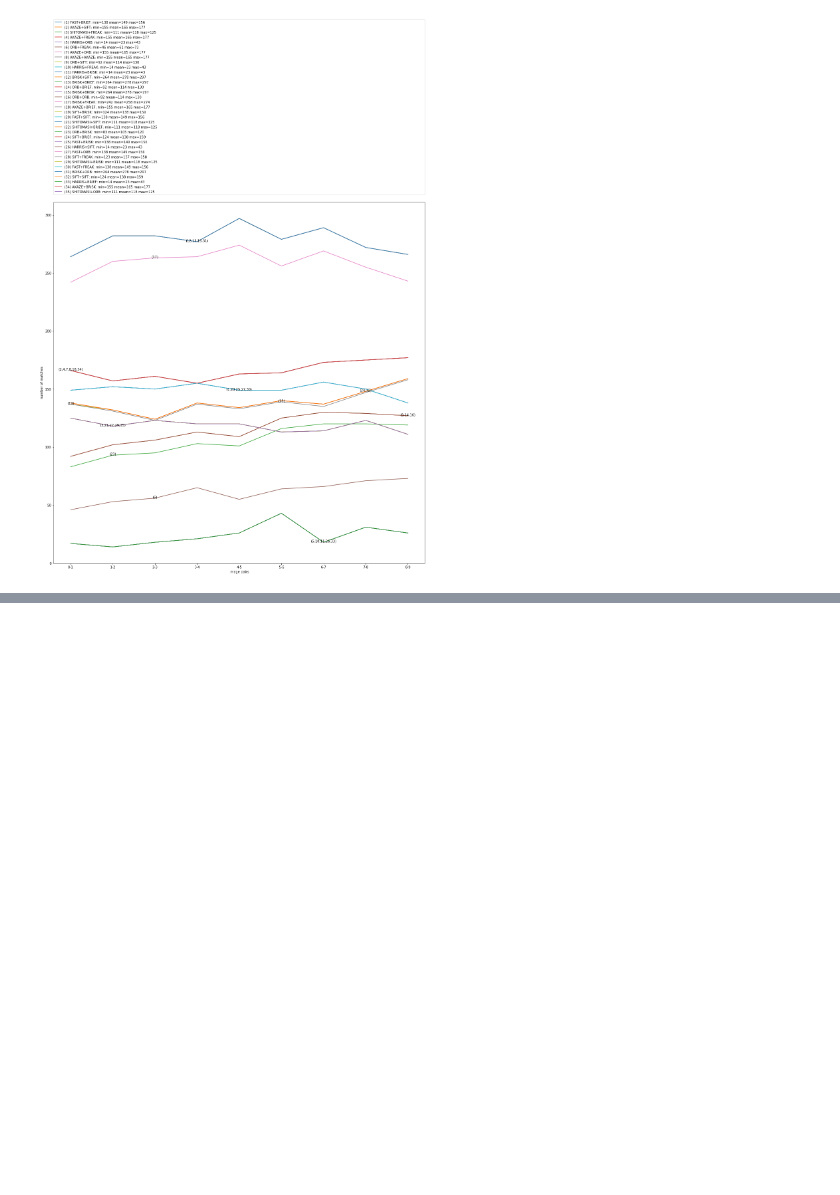
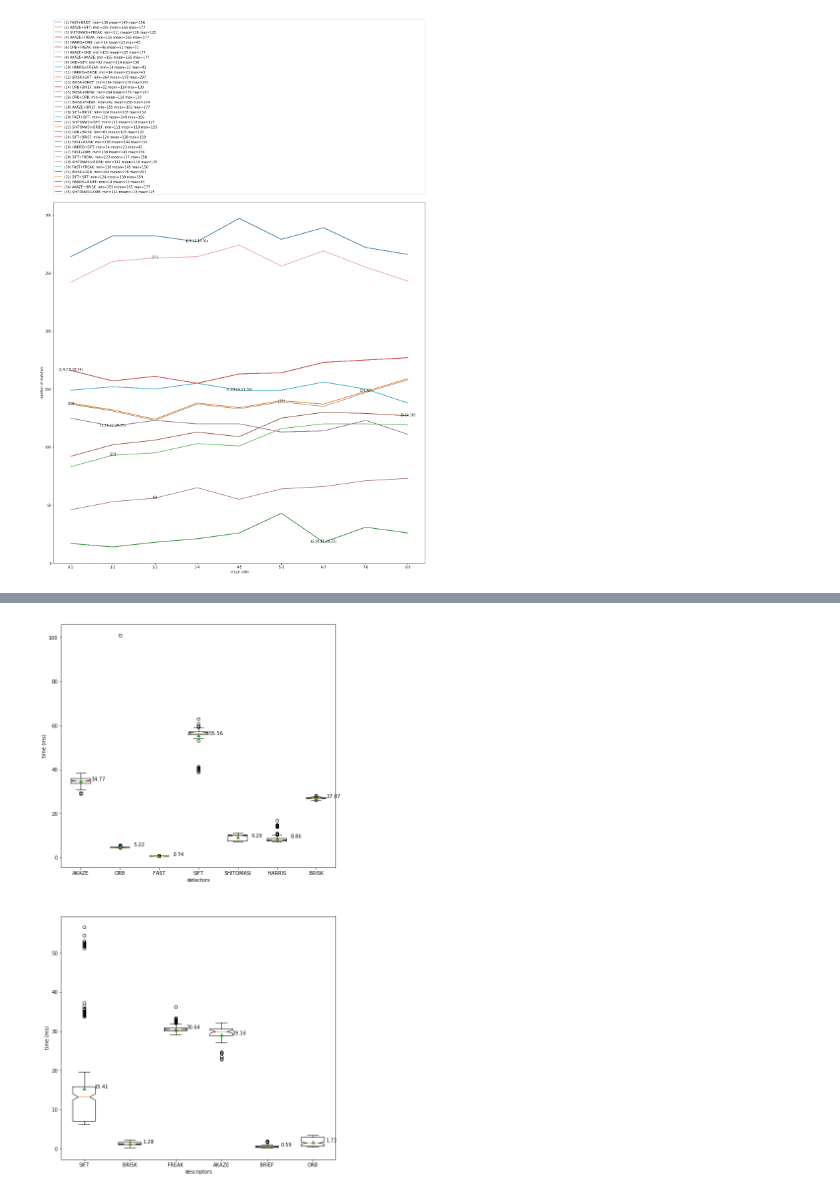
Before and after one commit to ser94mor/2d-feature-tracking, a Jupyter notebook: Statistics_Visualizations.ipynb, the cells around one changed output, grey strips where cells are left out. Saved outputs shown, nothing was run; the diff lists cells and outputs as text; code cells hidden in the pictures; blank space fills up the shorter version.

Commit message:
feat: Detector / Descriptor timings comparison + final analysis (#20)
Final analysis has identified FAST + BRIEF as a winner combination for collision avoidance system.

Resolves: #9, #11.

```diff
--- a/Statistics_Visualizations.ipynb
+++ b/Statistics_Visualizations.ipynb
@@ -71,16 +71,25 @@ fig, axes = plt.subplots(nrows=2, ncols=len(names),
 
 for i, name in enumerate(names):
     # number of keypoints
-    axes[0][i].plot(images, data[name]['num'], label="min="+str(min(data[name]['num']))+"    max="+str(max(data[name]['num'])))
+    axes[0][i].plot(images, data[name]['num'],
+                    label="min="+str(min(data[name]['num']))+
+                          "   mean="+str(sum(data[name]['num'])//len(data[name]['num']))+
+                          "    max="+str(max(data[name]['num'])))
     axes[0][i].set_ylim(min_num - 1, max_num + 1)
     axes[0][i].set_xlim(-1, 10)
     axes[0][i].set_title(name)
     axes[0][i].legend()
 
     # keypoints' neigbourhood sizes
-    axes[1][i].plot(images, data[name]['min'], color='red', label="min_min="+str(min(data[name]['min']))+"    max_min="+str(max(data[name]['min'])))
-    axes[1][i].plot(images, data[name]['mean'], color='blue', label="min_mean="+str(min(data[name]['mean']))+"    max_mean="+str(max(data[name]['mean'])))
-    axes[1][i].plot(images, data[name]['max'], color='green', label="min_max="+str(min(data[name]['max']))+"    max_max="+str(max(data[name]['max'])))
+    axes[1][i].plot(images, data[name]['min'], color='red',
+                    label="min_min="+str(min(data[name]['min']))+
+                          "    max_min="+str(max(data[name]['min'])))
+    axes[1][i].plot(images, data[name]['mean'], color='blue',
+                    label="min_mean="+str(min(data[name]['mean']))+
+                          "    max_mean="+str(max(data[name]['mean'])))
+    axes[1][i].plot(images, data[name]['max'], color='green',
+                    label="min_max="+str(min(data[name]['max']))+
+                          "    max_max="+str(max(data[name]['max'])))
     axes[1][i].set_ylim(min_min_size - 5, max_max_size + 5)
     axes[1][i].set_xlim(-1, 10)
     axes[1][i].legend()
@@ -224,0 +236,66 @@ plt.show()
+# %%
+import os
+import csv
+import numpy as np
+from glob import glob
+from collections import OrderedDict
+import matplotlib.pyplot as plt
+
+data_detectors_dir = "data/timings/detectors"
+data_descriptors_dir = "data/timings/descriptors"
+
+
+data_detectors = OrderedDict()
+data_descriptors = OrderedDict()
+
+files_detectors = glob(os.path.join(data_detectors_dir, "*_detector_timings.txt"))
+files_descriptors = glob(os.path.join(data_descriptors_dir, "*_descriptor_timings.txt"))
+
+fig, axes = plt.subplots(nrows=2, ncols=1,
+                         sharex=False, sharey=False,
+                         figsize=(10, 20))
+for fn in files_detectors:
+    with open(fn) as f:
+        csv_reader = csv.reader(f, delimiter=' ')
+        detector = fn.split("_")[0].split('/')[-1]
+        data_detectors[detector] = []
+        for row in csv_reader:
+            data_detectors[detector].append(float(row[0]))
+
+for fn in files_descriptors:
+    with open(fn) as f:
+        csv_reader = csv.reader(f, delimiter=' ')
+        descriptor = fn.split("_")[0].split('/')[-1]
+        data_descriptors[descriptor] = []
+        for row in csv_reader:
+            data_descriptors[descriptor].append(float(row[0]))
+
+axes[0].boxplot(list(data_detectors.values()), notch=True,
+                labels=list(data_detectors.keys()), showmeans=True)
+axes[1].boxplot(list(data_descriptors.values()), notch=True,
+                labels=list(data_descriptors.keys()), showmeans=True)
+axes[0].set_xlabel('detectors')
+axes[0].set_ylabel('time (ms)')
+axes[1].set_xlabel('descriptors')
+axes[1].set_ylabel('time (ms)')
+
+# draw statistics
+for i, vals in enumerate(data_detectors.values()):
+    mean = sum(vals) / len(vals)
+    axes[0].annotate('%.2f' % mean, # mean
+                     (i+1, mean), # this is the point to label
+                     textcoords="offset points", # how to position the text
+                     xytext=(50,0), # distance from text to points (x,y)
+                     ha='right') # horizontal alignment can be left, right or center
+
+for i, vals in enumerate(data_descriptors.values()):
+    mean = sum(vals) / len(vals)
+    axes[1].annotate('%.2f' % mean, # mean
+                     (i+1, mean), # this is the point to label
+                     textcoords="offset points", # how to position the text
+                     xytext=(50,0), # distance from text to points (x,y)
+                     ha='right') # horizontal alignment can be left, right or center
+
+plt.show()
+# %% [output]
+[figure, added]
```
Also changed, not shown: parts of 1 cell of this notebook, 18 other files.
